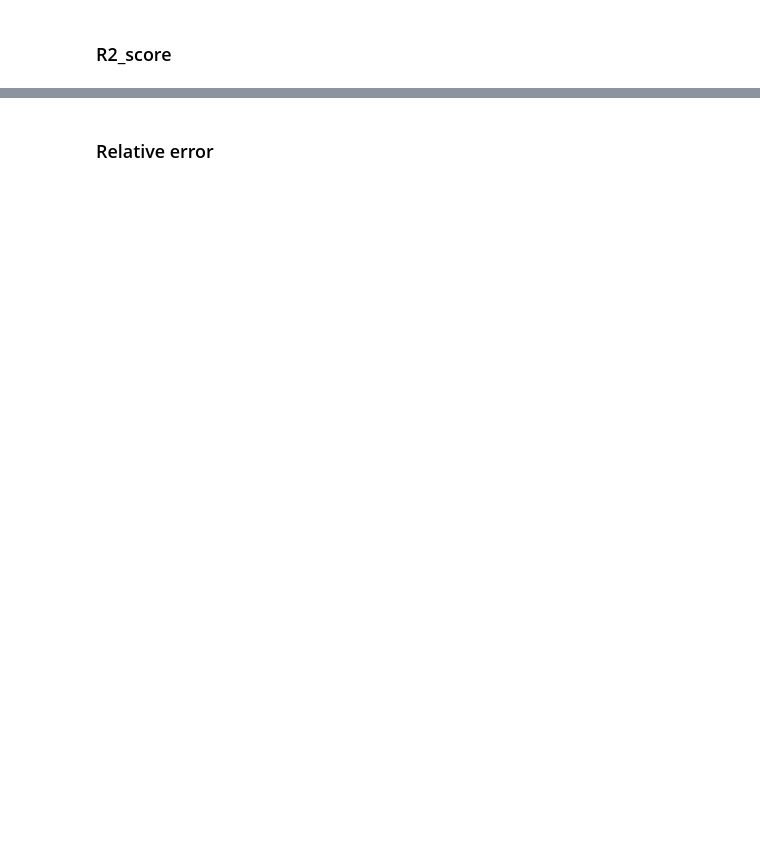
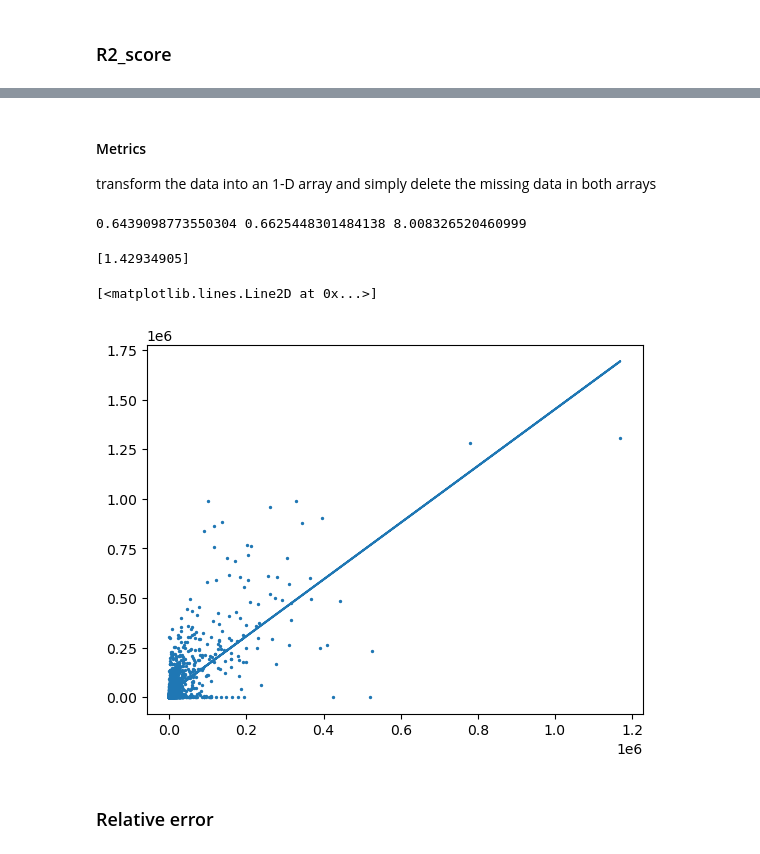
Before and after one commit to Pawpaw497/MPT-project, a Jupyter notebook: Evaluation_2019.ipynb, the cells around one changed output, grey strips where cells are left out. Saved outputs shown, nothing was run; the diff lists cells and outputs as text; code cells hidden in the pictures; blank space fills up the shorter version.

```diff
--- a/Evaluation_2019.ipynb
+++ b/Evaluation_2019.ipynb
@@ -181,0 +141,12 @@ R2= -0.21049370370095488
+# %%
+# Generate a dataframe to store the r_ij data, and delete the empty PAs too
+def r_ij(pa_i, pa_j):
+    return pa_centroid.get(pa_i).distance(pa_centroid.get(pa_j))
+
+r_ij_df=pd.DataFrame(columns=pa['PLN_AREA_N'].values,index=pa['PLN_AREA_N'].values)
+
+for i in r_ij_df.index:
+    for j in r_ij_df.columns:
+        r_ij_df[i][j]=r_ij(i,j)
+
+r_ij_df = erase_pa(empty_pa,r_ij_df)
@@ -181,0 +173,4 @@ R2= -0.21049370370095488
+# %%
+pre.replace([0], np.nan, inplace=True)
+true.replace([0], np.nan, inplace=True)
+impute(pre,k);impute(true,k)
@@ -181,0 +213,3 @@ R2= -0.21049370370095488
+# %% [markdown]
+#### Metrics
+transform the data into an 1-D array and simply delete the missing data in both arrays
@@ -181,0 +218,19 @@ R2= -0.21049370370095488
+# %%
+pre.replace([0], np.nan, inplace=True)
+true.replace([0], np.nan, inplace=True)
+# %%
+X1=pre.to_numpy().flatten()
+X2=true.to_numpy().flatten()
+
+while sum(np.isnan(X1))>0:
+    try:
+        for i in range(0,X1.size):
+            if np.isnan(X1[i]) or np.isnan(X2[i]):
+                X1=np.delete(X1,[i])
+                X2=np.delete(X2,[i])
+    except IndexError:
+        continue
+
+print(r2_score(X2,X1),explained_variance_score(X2,X1),mean_absolute_percentage_error(X2,X1))
+# %% [output]
+0.6439098773550304 0.6625448301484138 8.008326520460999
@@ -182,3 +239,15 @@ R2= -0.21049370370095488
+# %%
+from sklearn.linear_model import LinearRegression
+reg = LinearRegression()
+reg.fit(X1.reshape(-1,1),X2)
+coef=reg.coef_
+print(coef)
+plt.scatter(X1,X2,s=2)
+plt.plot(X1,reg.predict(X1.reshape(-1,1)))
+# %% [output]
+[1.42934905]
+[<matplotlib.lines.Line2D at 0x...>]
+[figure, added]
 # %% [markdown]
 ### Relative error
 # %%
```
Also changed, not shown: parts of 44 cells of this notebook, 7 other files.
